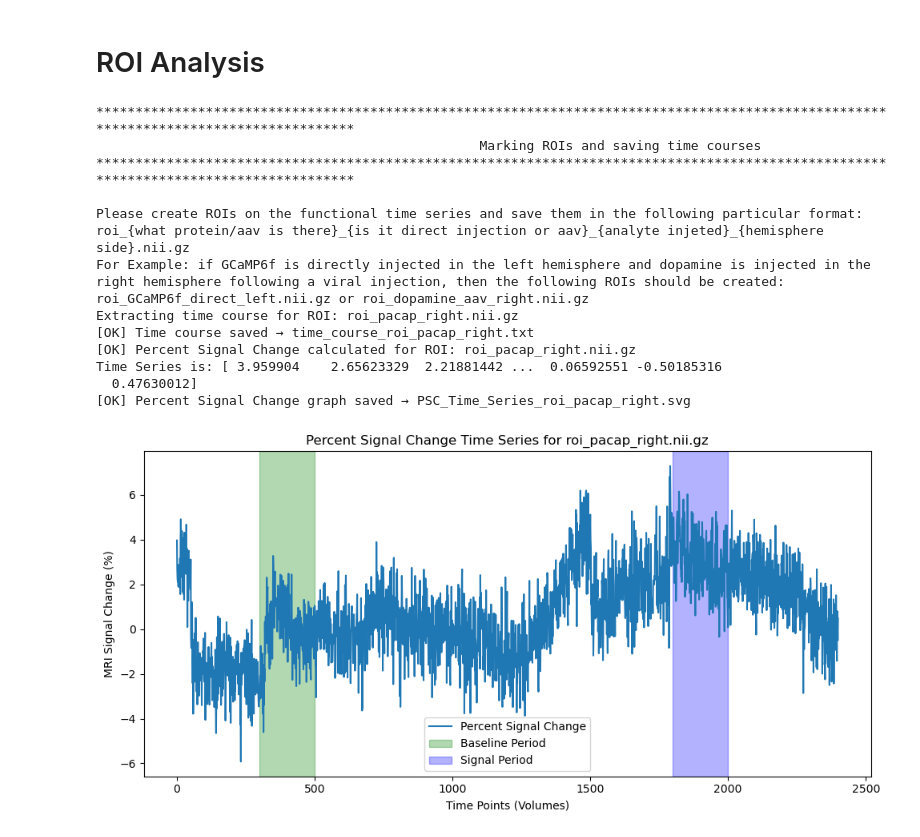
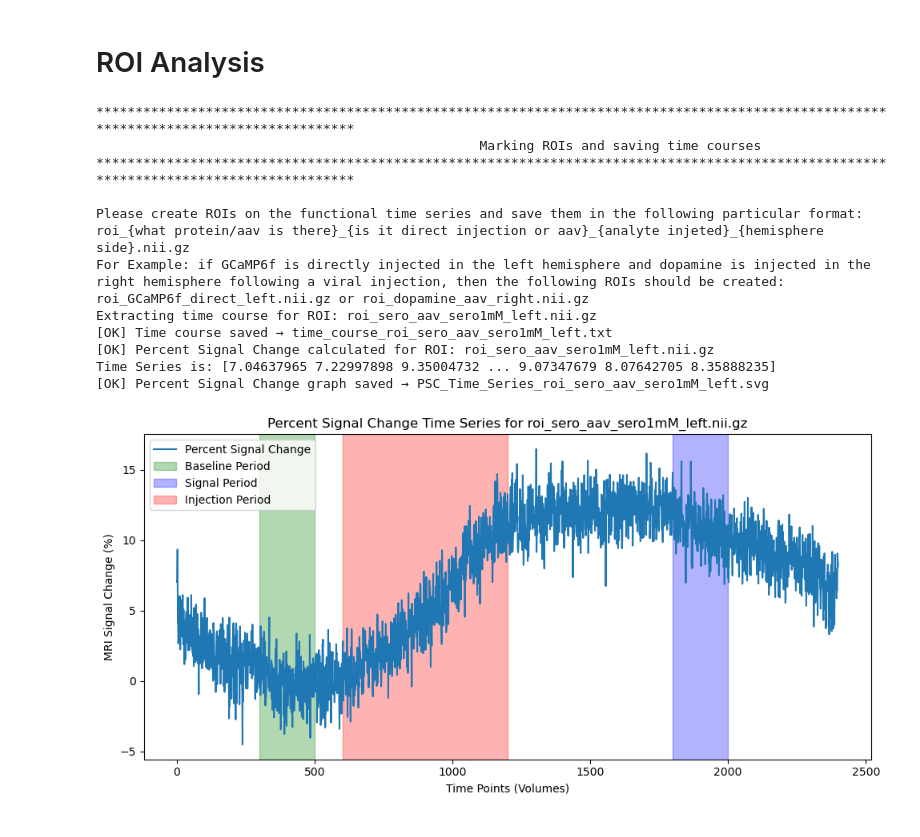
Before and after one commit to schmidt12335/fmri_analysis, a Jupyter notebook: mol_fMRI_v5_linux_newcoreg.ipynb, the cells around one changed output. Cells and saved outputs as stored; diff of their text form; code cells hidden in the pictures.

```diff
--- a/mol_fMRI_v5_linux_newcoreg.ipynb
+++ b/mol_fMRI_v5_linux_newcoreg.ipynb
@@ -1328,37 +1342,42 @@ Thresholds used: 3802.026 – 7126.849
 # %%
 #Marking ROIs and saving time courses
 
 print_header("Marking ROIs and saving time courses", bcolors.HEADER)
 
 print_statement("Please create ROIs on the functional time series and save them in the following particular format:", bcolors.NOTIFICATION)
 print_statement("roi_{what protein/aav is there}_{is it direct injection or aav}_{analyte injeted}_{hemisphere side}.nii.gz", bcolors.NOTIFICATION)
 print_statement("For Example: if GCaMP6f is directly injected in the left hemisphere and dopamine is injected in the right hemisphere following a viral injection, then the following ROIs should be created:", bcolors.NOTIFICATION)
 print_statement("roi_GCaMP6f_direct_left.nii.gz or roi_dopamine_aav_right.nii.gz", bcolors.FAIL)
 
 subprocess.run(["fsleyes", f"{input_name_for_next_step}.nii.gz"])
 
 files_list_roi = os.listdir(analysis_dir)
 
+base_start = 300
+base_end = base_start + 200
+
+inj_start = 600
+inj_end = inj_start + 600
+
 for file in files_list_roi:
     if file.startswith("roi_") and file.endswith("left.nii.gz"):
         roi_left = file
-        mean_signal_left = roi_analysis(f"{input_name_for_next_step}.nii.gz", roi_left, n_vols, tr, base_start, base_end, sig_start, sig_end)
+        mean_signal_left = roi_analysis(f"{input_name_for_next_step}.nii.gz", roi_left, n_vols, tr, base_start, base_end, sig_start, sig_end, inj_start, inj_end)
     if file.startswith("roi_") and file.endswith("right.nii.gz"):
         roi_right = file
-        mean_signal_right = roi_analysis(f"{input_name_for_next_step}.nii.gz", roi_right, n_vols, tr, base_start, base_end, sig_start, sig_end)
+        mean_signal_right = roi_analysis(f"{input_name_for_next_step}.nii.gz", roi_right, n_vols, tr, base_start, base_end, sig_start, sig_end, inj_start, inj_end)
 # %% [output]
 **************************************************************************************************************************************
                                                  Marking ROIs and saving time courses
 **************************************************************************************************************************************
 
 Please create ROIs on the functional time series and save them in the following particular format:
 roi_{what protein/aav is there}_{is it direct injection or aav}_{analyte injeted}_{hemisphere side}.nii.gz
 For Example: if GCaMP6f is directly injected in the left hemisphere and dopamine is injected in the right hemisphere following a viral injection, then the following ROIs should be created:
 roi_GCaMP6f_direct_left.nii.gz or roi_dopamine_aav_right.nii.gz
-Extracting time course for ROI: roi_pacap_right.nii.gz
-[OK] Time course saved → time_course_roi_pacap_right.txt
-[OK] Percent Signal Change calculated for ROI: roi_pacap_right.nii.gz
-Time Series is: [ 3.959904    2.65623329  2.21881442 ...  0.06592551 -0.50185316
-  0.47630012]
-[OK] Percent Signal Change graph saved → PSC_Time_Series_roi_pacap_right.svg
+Extracting time course for ROI: roi_sero_aav_sero1mM_left.nii.gz
+[OK] Time course saved → time_course_roi_sero_aav_sero1mM_left.txt
+[OK] Percent Signal Change calculated for ROI: roi_sero_aav_sero1mM_left.nii.gz
+Time Series is: [7.04637965 7.22997898 9.35004732 ... 9.07347679 8.07642705 8.35888235]
+[OK] Percent Signal Change graph saved → PSC_Time_Series_roi_sero_aav_sero1mM_left.svg
-[figure, old version]
+[figure, new version]
```
Also changed, not shown: parts of 10 cells of this notebook, 25 other files.
